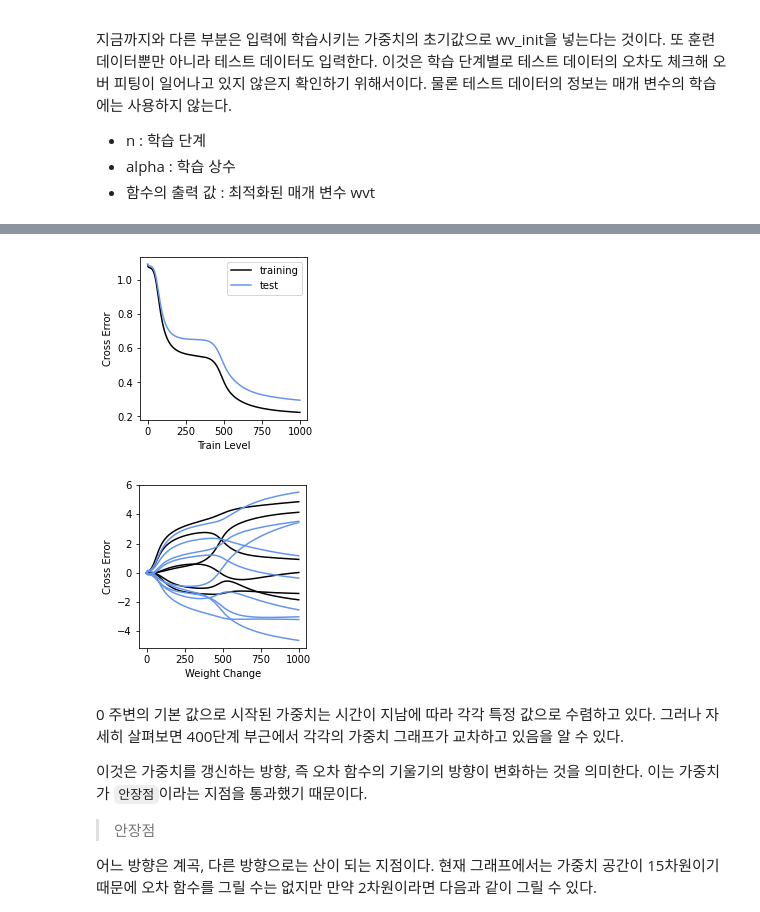
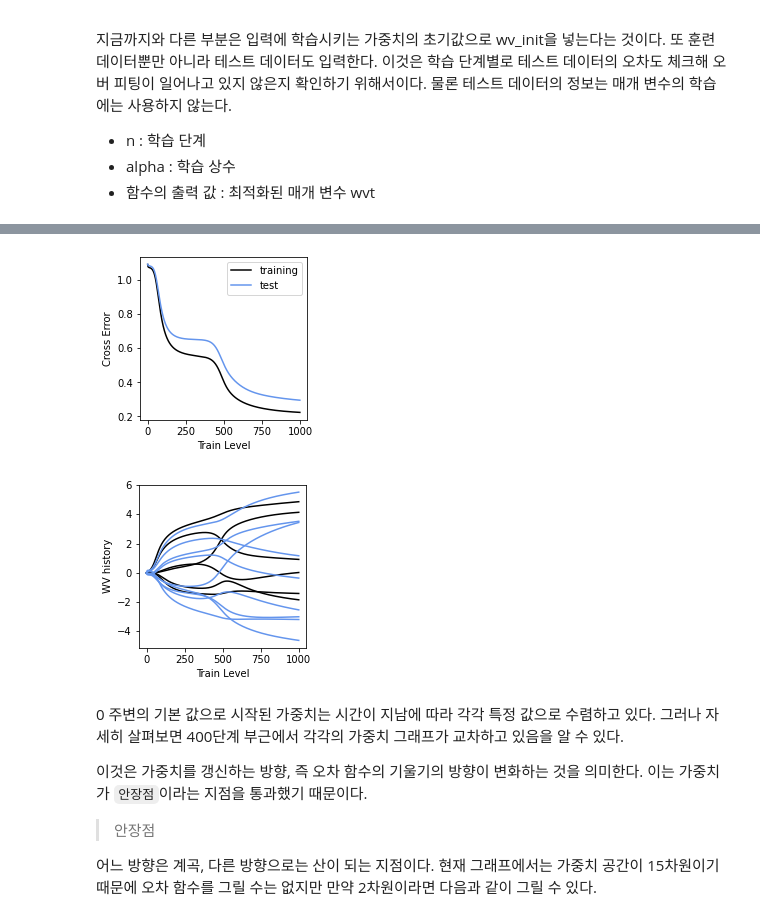
Before and after one commit to Lawyerd/machine_learning_basic, a Jupyter notebook: 7_deep_learning.ipynb, the cells around one changed output, grey strips where cells are left out. Cells and saved outputs as stored; diff of their text form; code cells hidden in the pictures.

```diff
--- a/7_deep_learning.ipynb
+++ b/7_deep_learning.ipynb
@@ -317,23 +319,23 @@ Calculation Time : 209.08575630187988
 # %%
 # 학습 오차의 표시
 plt.figure(1, figsize=(3, 3))
 plt.plot(Err_train, 'black', label = 'training')
 plt.plot(Err_test, 'cornflowerblue', label = 'test')
 plt.xlabel('Train Level')
 plt.ylabel('Cross Error')
 
 plt.legend()
 
 plt.figure(2, figsize=(3,3))
 plt.plot(WV_hist[:, :M * 3], 'black')
 plt.plot(WV_hist[:, M* 3 :], 'cornflowerblue')
-plt.xlabel('Weight Change')
-plt.ylabel('Cross Error')
+plt.xlabel('Train Level')
+plt.ylabel('WV history')
 # plt.legend()
 plt.show()
 # %% [output]
 [figure]
-[figure, old version]
+[figure, new version]
 # %% [markdown]
 0 주변의 기본 값으로 시작된 가중치는 시간이 지남에 따라 각각 특정 값으로 수렴하고 있다. 그러나 자세히 살펴보면 400단계 부근에서 각각의 가중치 그래프가 교차하고 있음을 알 수 있다.
 
```
Also changed, not shown: parts of 16 cells of this notebook.
